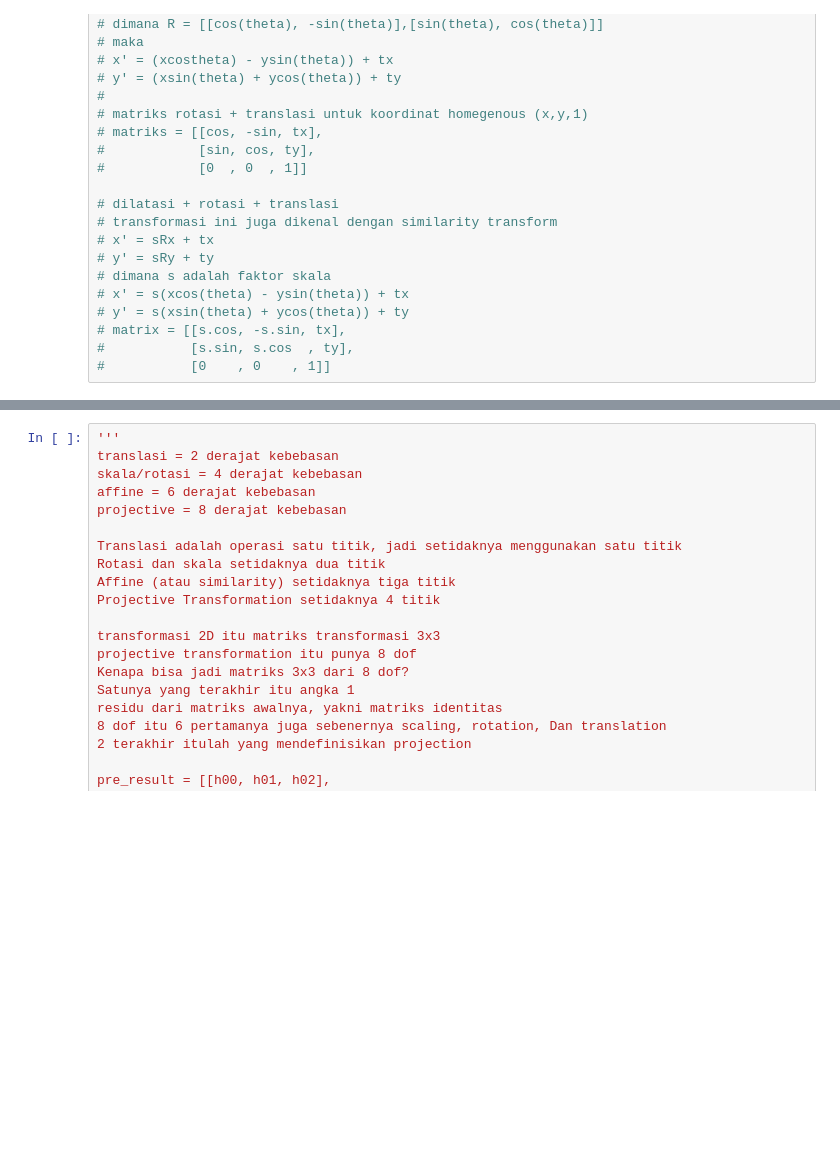
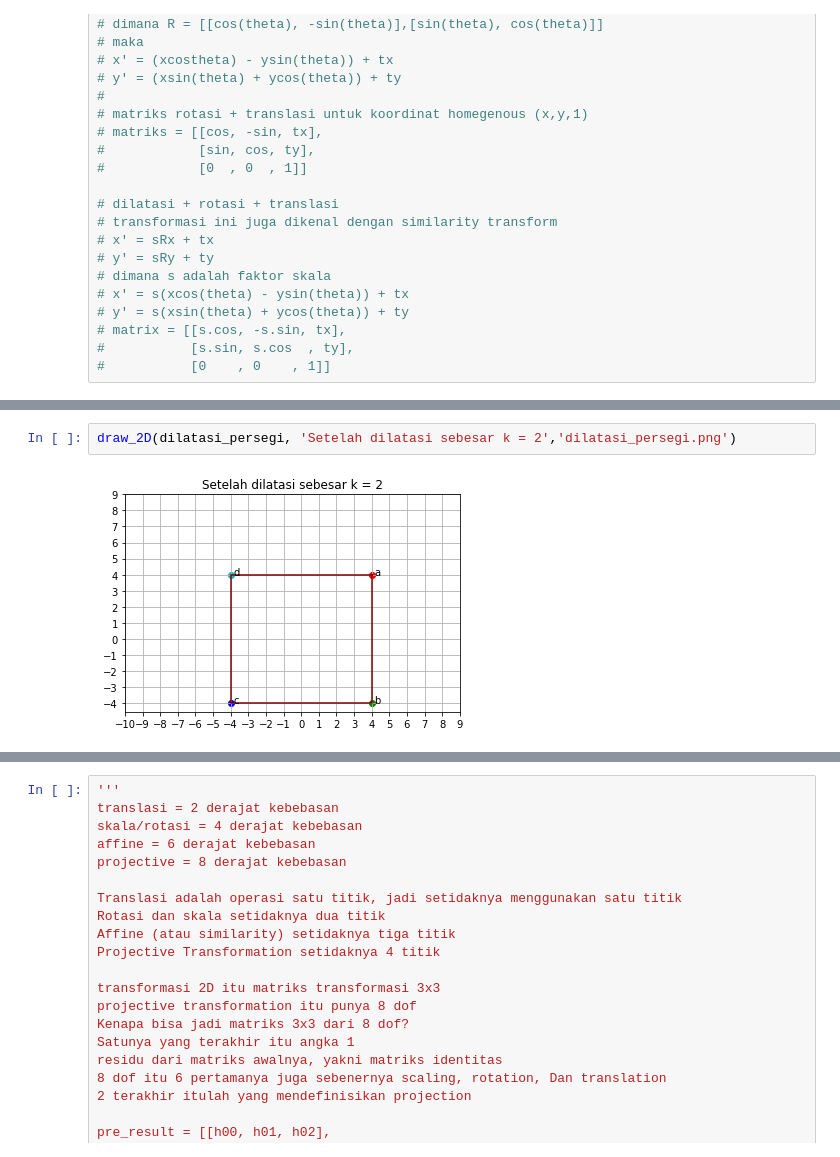
Before and after one commit to bagusn13/task1_2Dtransform, a Jupyter notebook: task_1_sistem_pakar.ipynb, the cells around one changed output, grey strips where cells are left out. Drawn from its saved outputs; the diff is of its cells as text; blank space fills up the shorter version.

```diff
--- a/task_1_sistem_pakar.ipynb
+++ b/task_1_sistem_pakar.ipynb
@@ -196,0 +172,4 @@ draw_2D(af)
+# %%
+draw_2D(dilatasi_persegi, 'Setelah dilatasi sebesar k = 2','dilatasi_persegi.png')
+# %% [output]
+[figure, added]
```
Also changed, not shown: parts of 16 cells of this notebook.
